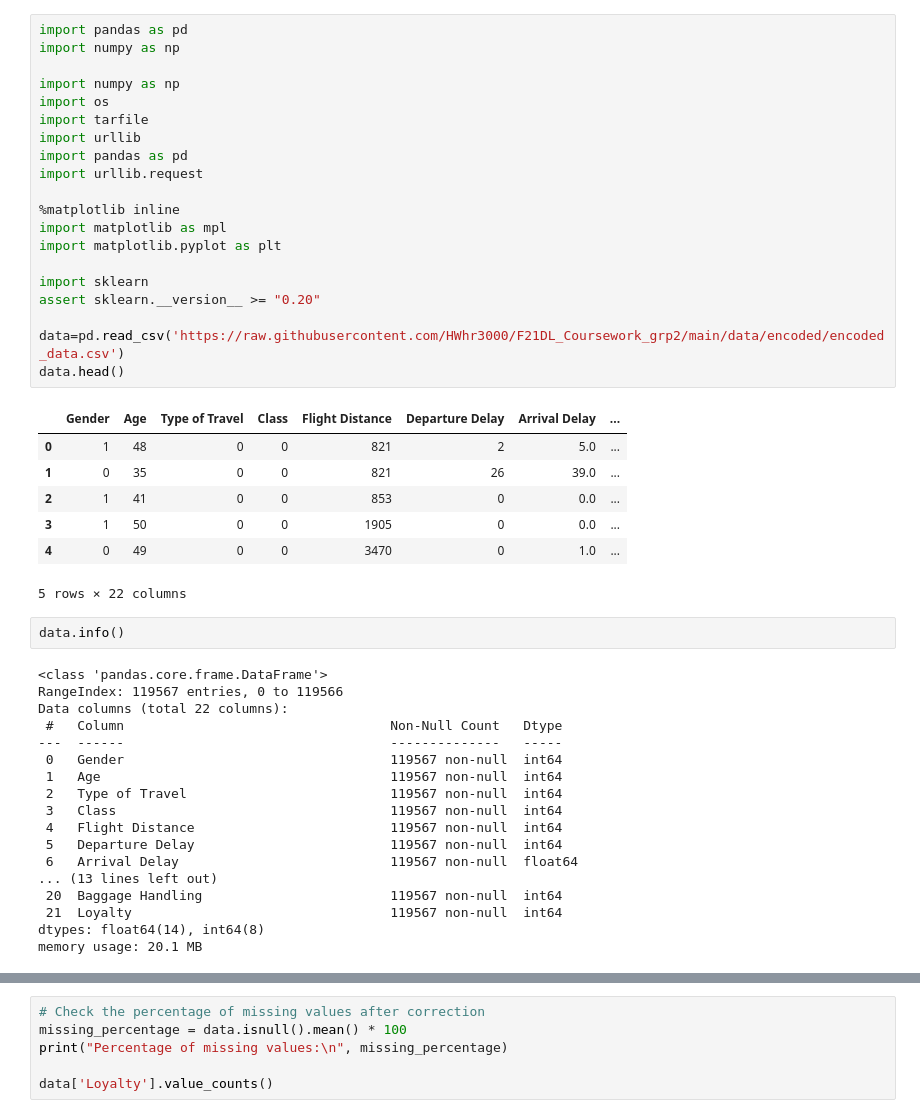
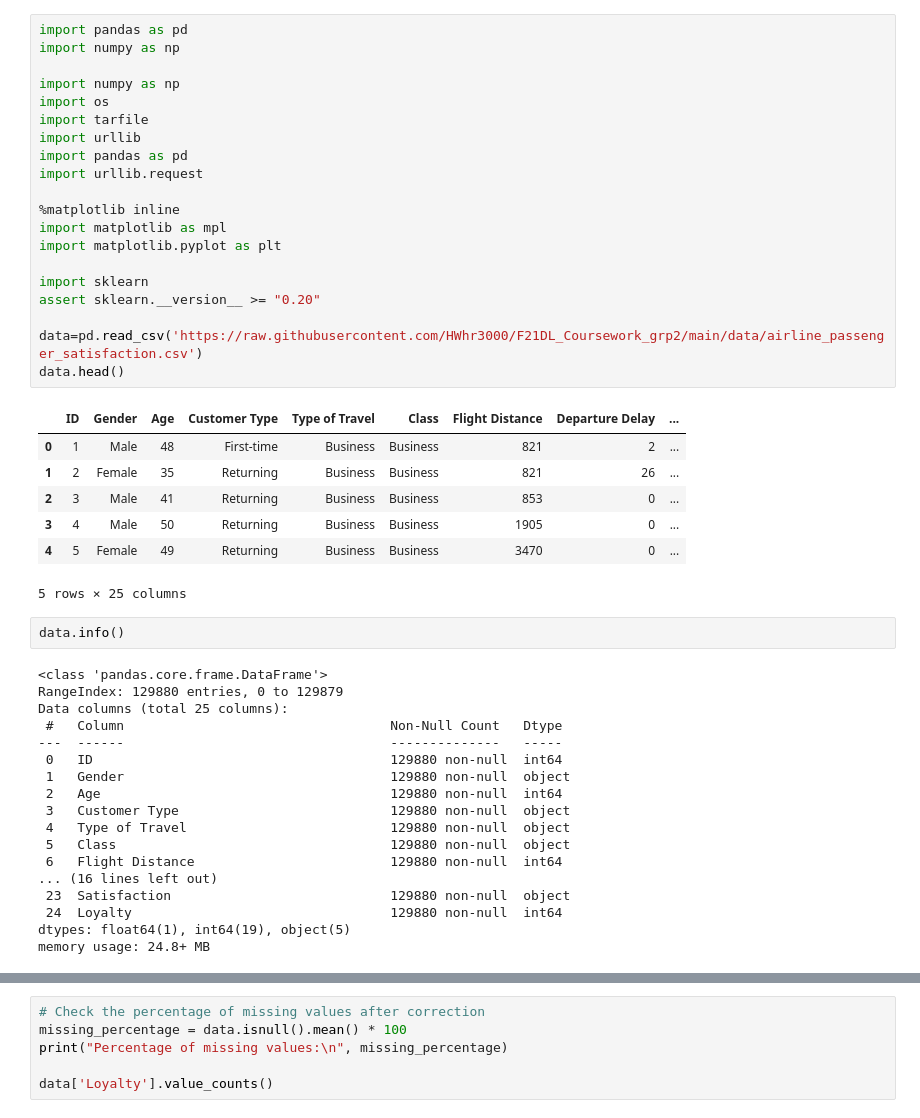
Before and after one commit to HWhr3000/F21DL_Coursework_grp2, a Jupyter notebook: documentation/week2/Featureselection.ipynb, the cells around one changed output, grey strips where cells are left out. Saved outputs shown, nothing was run; the diff lists cells and outputs as text.

```diff
--- a/documentation/week2/Featureselection.ipynb
+++ b/documentation/week2/Featureselection.ipynb
@@ -1,51 +1,51 @@
 # %%
 import pandas as pd
 import numpy as np
 
 import numpy as np
 import os
 import tarfile
 import urllib
 import pandas as pd
 import urllib.request
 
 %matplotlib inline
 import matplotlib as mpl
 import matplotlib.pyplot as plt
 
 import sklearn
 assert sklearn.__version__ >= "0.20"
 
-data=pd.read_csv('https://raw.githubusercontent.com/HWhr3000/F21DL_Coursework_grp2/main/data/encoded/encoded_data.csv')
+data=pd.read_csv('https://raw.githubusercontent.com/HWhr3000/F21DL_Coursework_grp2/main/data/airline_passenger_satisfaction.csv')
 data.head()
 # %% [output]
-|  | Gender | Age | Type of Travel | Class | Flight Distance | Departure Delay | Arrival Delay | ... |
-| 0 | 1 | 48 | 0 | 0 | 821 | 2 | 5.0 | ... |
-| 1 | 0 | 35 | 0 | 0 | 821 | 26 | 39.0 | ... |
-| 2 | 1 | 41 | 0 | 0 | 853 | 0 | 0.0 | ... |
-| 3 | 1 | 50 | 0 | 0 | 1905 | 0 | 0.0 | ... |
-| 4 | 0 | 49 | 0 | 0 | 3470 | 0 | 1.0 | ... |
+|  | ID | Gender | Age | Customer Type | Type of Travel | Class | Flight Distance | Departure Delay | ... |
+| 0 | 1 | Male | 48 | First-time | Business | Business | 821 | 2 | ... |
+| 1 | 2 | Female | 35 | Returning | Business | Business | 821 | 26 | ... |
+| 2 | 3 | Male | 41 | Returning | Business | Business | 853 | 0 | ... |
+| 3 | 4 | Male | 50 | Returning | Business | Business | 1905 | 0 | ... |
+| 4 | 5 | Female | 49 | Returning | Business | Business | 3470 | 0 | ... |
-5 rows × 22 columns
+5 rows × 25 columns
 # %%
 data.info()
 # %% [output]
 <class 'pandas.core.frame.DataFrame'>
-RangeIndex: 119567 entries, 0 to 119566
-Data columns (total 22 columns):
+RangeIndex: 129880 entries, 0 to 129879
+Data columns (total 25 columns):
  #   Column                                  Non-Null Count   Dtype
 ---  ------                                  --------------   -----
- 0   Gender                                  119567 non-null  int64
- 1   Age                                     119567 non-null  int64
- 2   Type of Travel                          119567 non-null  int64
- 3   Class                                   119567 non-null  int64
- 4   Flight Distance                         119567 non-null  int64
- 5   Departure Delay                         119567 non-null  int64
- 6   Arrival Delay                           119567 non-null  float64
-... (13 lines left out)
- 20  Baggage Handling                        119567 non-null  int64
- 21  Loyalty                                 119567 non-null  int64
-dtypes: float64(14), int64(8)
-memory usage: 20.1 MB
+ 0   ID                                      129880 non-null  int64
+ 1   Gender                                  129880 non-null  object
+ 2   Age                                     129880 non-null  int64
+ 3   Customer Type                           129880 non-null  object
+ 4   Type of Travel                          129880 non-null  object
+ 5   Class                                   129880 non-null  object
+ 6   Flight Distance                         129880 non-null  int64
+... (16 lines left out)
+ 23  Satisfaction                            129880 non-null  object
+ 24  Loyalty                                 129880 non-null  int64
+dtypes: float64(1), int64(19), object(5)
+memory usage: 24.8+ MB
 # %%
 data.describe()
 # %% [output]
```
Also changed, not shown: parts of 10 cells of this notebook.
